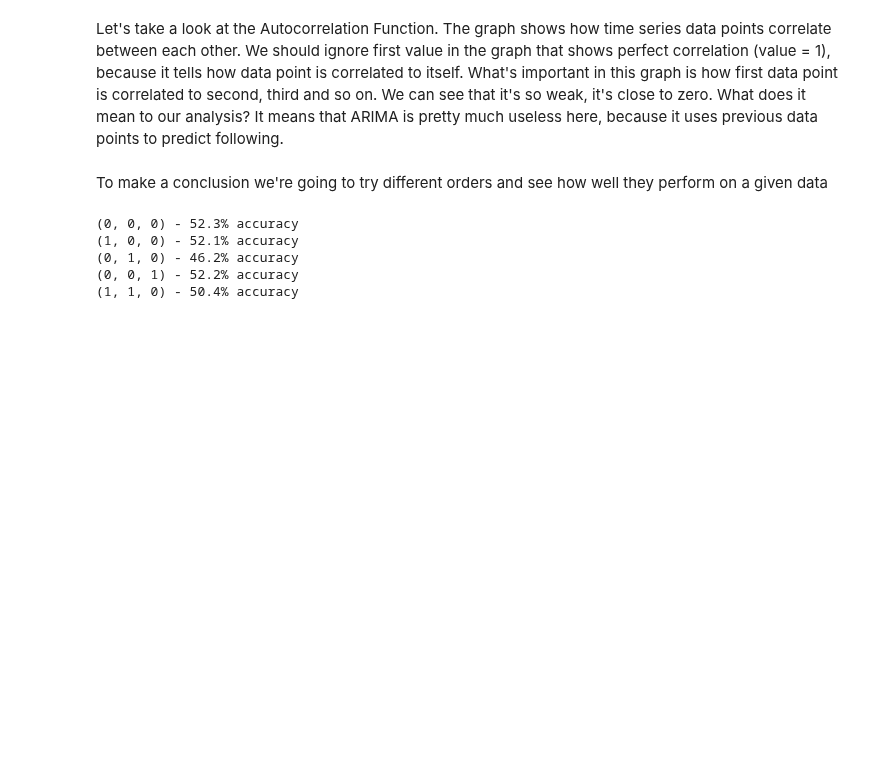
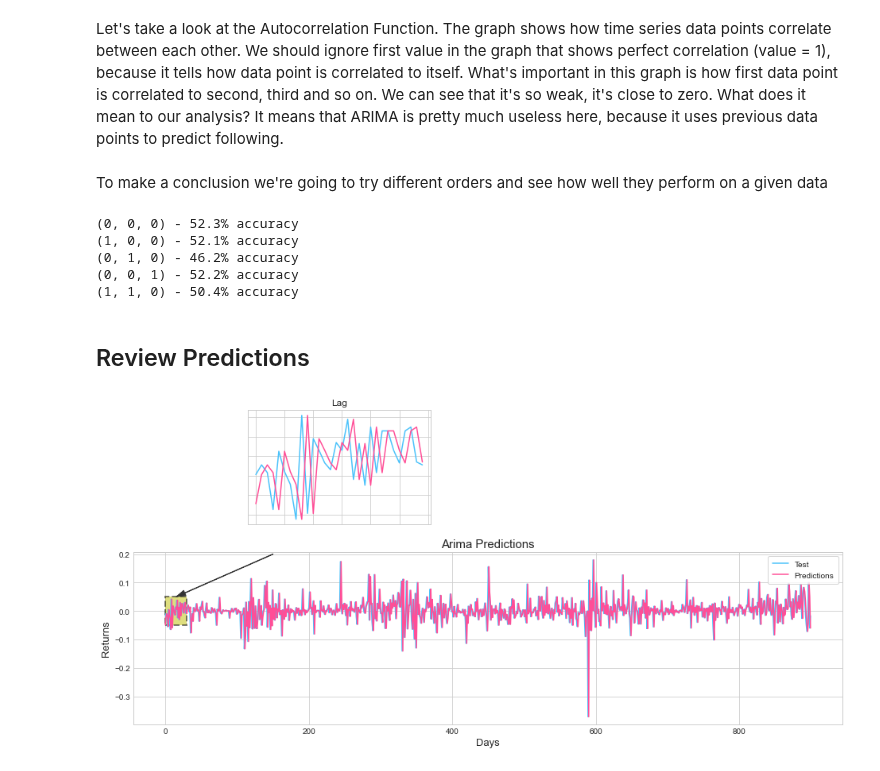
Before and after one commit to DSEI21000-S21/project-altcoinpriceprediction, a Jupyter notebook: VasilevaDO/Part 3. Machine Learning.ipynb, the cells around one changed output. Saved outputs shown, nothing was run; the diff lists cells and outputs as text; code cells hidden in the pictures; blank space fills up the shorter version.

Commit message:
finishing ARIMA

```diff
--- a/VasilevaDO/Part 3. Machine Learning.ipynb
+++ b/VasilevaDO/Part 3. Machine Learning.ipynb
@@ -163,3 +163,36 @@ for order in orders:
 (0, 1, 0) - 46.2% accuracy
 (0, 0, 1) - 52.2% accuracy
 (1, 1, 0) - 50.4% accuracy
+# %% [markdown]
+## Review Predictions
+# %%
+# Big Plot
+fig = plt.figure(figsize=(16,4))
+plt.plot(test, label='Test', color='#4ac2fb')
+plt.plot(all_predictions[(0,1,0)], label='Predictions', color='#ff4e97')
+plt.legend(frameon=True, loc=1, ncol=1, fontsize=10, borderpad=.6)
+plt.title('Arima Predictions', fontSize=15)
+plt.xlabel('Days', fontSize=13)
+plt.ylabel('Returns', fontSize=13)
+
+# Arrow
+plt.annotate('',
+             xy=(15, 0.05),
+             xytext=(150, .2),
+             fontsize=10,
+             arrowprops={'width':0.4,'headwidth':7,'color':'#333333'}
+            )
+# Patch
+ax = fig.add_subplot(1, 1, 1)
+rect = patches.Rectangle((0,-.05), 30, .1, ls='--', lw=2, facecolor='y', edgecolor='k', alpha=.5)
+ax.add_patch(rect)
+
+# Small Plot
+plt.axes([.25, 1, .2, .5])
+plt.plot(test[:30], color='#4ac2fb')
+plt.plot(all_predictions[(0,1,0)][:30], color='#ff4e97')
+plt.tick_params(axis='both', labelbottom=False, labelleft=False)
+plt.title('Lag')
+plt.show()
+# %% [output]
+[figure, added]
```
Also changed, not shown: parts of 4 cells of this notebook.
